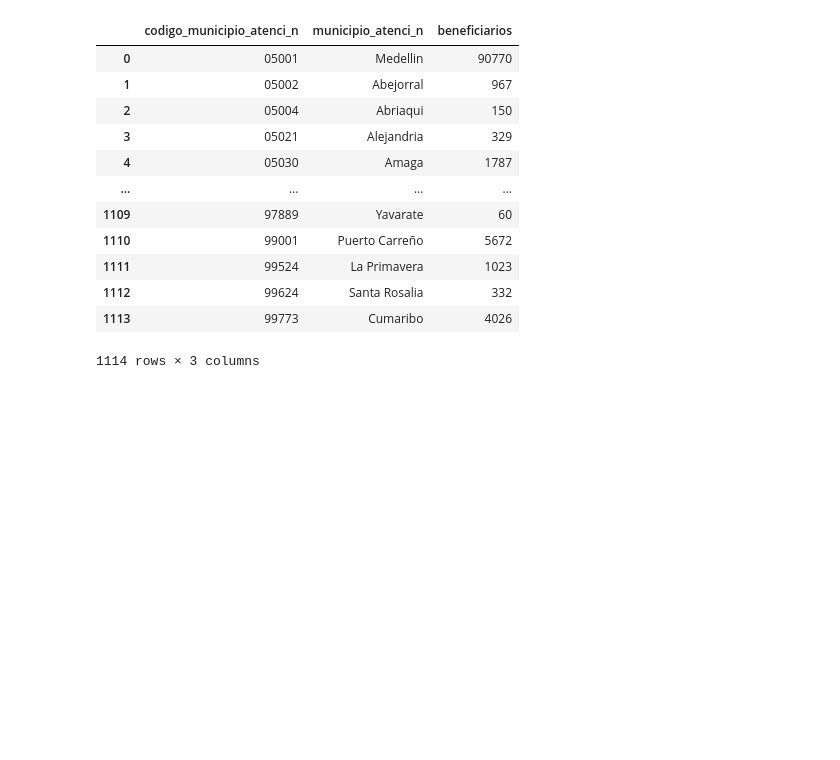
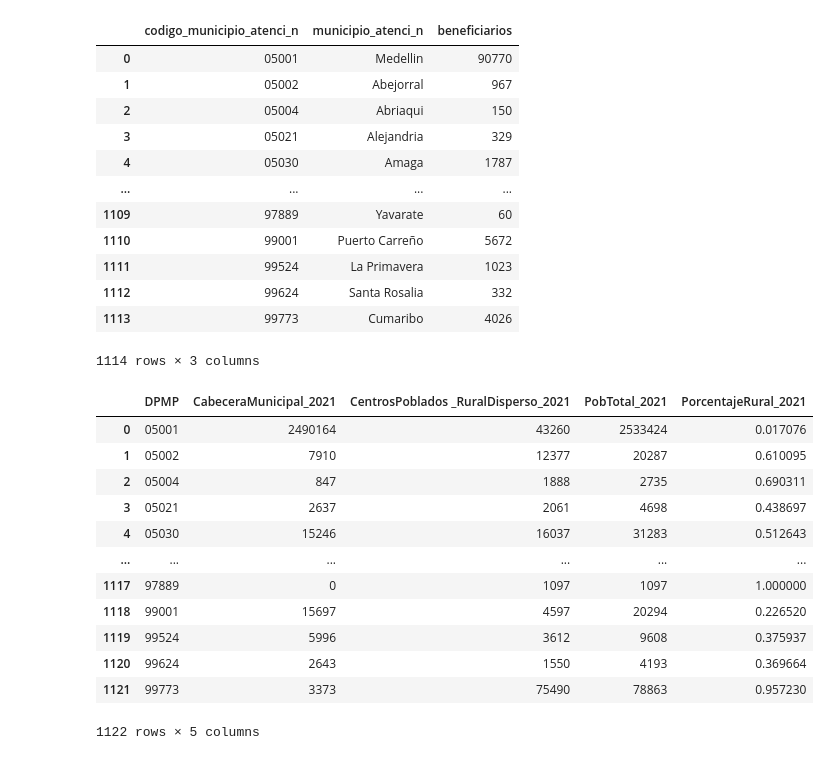
Before and after one commit to ICBF-Analitica/taller_datos_abiertos_ICBF, a Jupyter notebook: cuadernillos/ICBF_EstadisticasDescriptivas_TallerDatosAbiertosSept2021.ipynb, the cells around one changed output. Cells and saved outputs as stored; diff of their text form; code cells hidden in the pictures; blank space fills up the shorter version.

```diff
--- a/cuadernillos/ICBF_EstadisticasDescriptivas_TallerDatosAbiertosSept2021.ipynb
+++ b/cuadernillos/ICBF_EstadisticasDescriptivas_TallerDatosAbiertosSept2021.ipynb
@@ -287,5 +286,22 @@ beneficiariosxmuni_2020
 # %%
 # Podemos aumentar la información que tenemos incluyendo datos a nivel municipal desde otras fuentes.
 # En este ejemplo, se agregará información de población municipal en 2020 desde un archivo .xlsx que se encuentra en el repositorio de Github
 
-# Leemos el archivo
+# Leemos el archivo en formato .xlsx desde el archivo disponible en el repositorio de GitHub. Se añade parámetros de nombre de la hoja que contiene la información y converter para que lea la columna de código de municipio como texto (string o object)
+url = "https://github.com/ICBF-Analitica/taller_datos_abiertos_ICBF/raw/main/datos_adicionales/poblacion2020.xlsx"
+datos_municipales = pd.read_excel(url, sheet_name="Final", converters={"DPMP": str})
+datos_municipales
+# %% [output]
+|  | DPMP | CabeceraMunicipal_2021 | CentrosPoblados _RuralDisperso_2021 | PobTotal_2021 | PorcentajeRural_2021 |
+| 0 | 05001 | 2490164 | 43260 | 2533424 | 0.017076 |
+| 1 | 05002 | 7910 | 12377 | 20287 | 0.610095 |
+| 2 | 05004 | 847 | 1888 | 2735 | 0.690311 |
+| 3 | 05021 | 2637 | 2061 | 4698 | 0.438697 |
+| 4 | 05030 | 15246 | 16037 | 31283 | 0.512643 |
+| ... | ... | ... | ... | ... | ... |
+| 1117 | 97889 | 0 | 1097 | 1097 | 1.000000 |
+| 1118 | 99001 | 15697 | 4597 | 20294 | 0.226520 |
+| 1119 | 99524 | 5996 | 3612 | 9608 | 0.375937 |
+| 1120 | 99624 | 2643 | 1550 | 4193 | 0.369664 |
+| 1121 | 99773 | 3373 | 75490 | 78863 | 0.957230 |
+1122 rows × 5 columns
```
Also changed, not shown: parts of 6 cells of this notebook, 1 other file.
